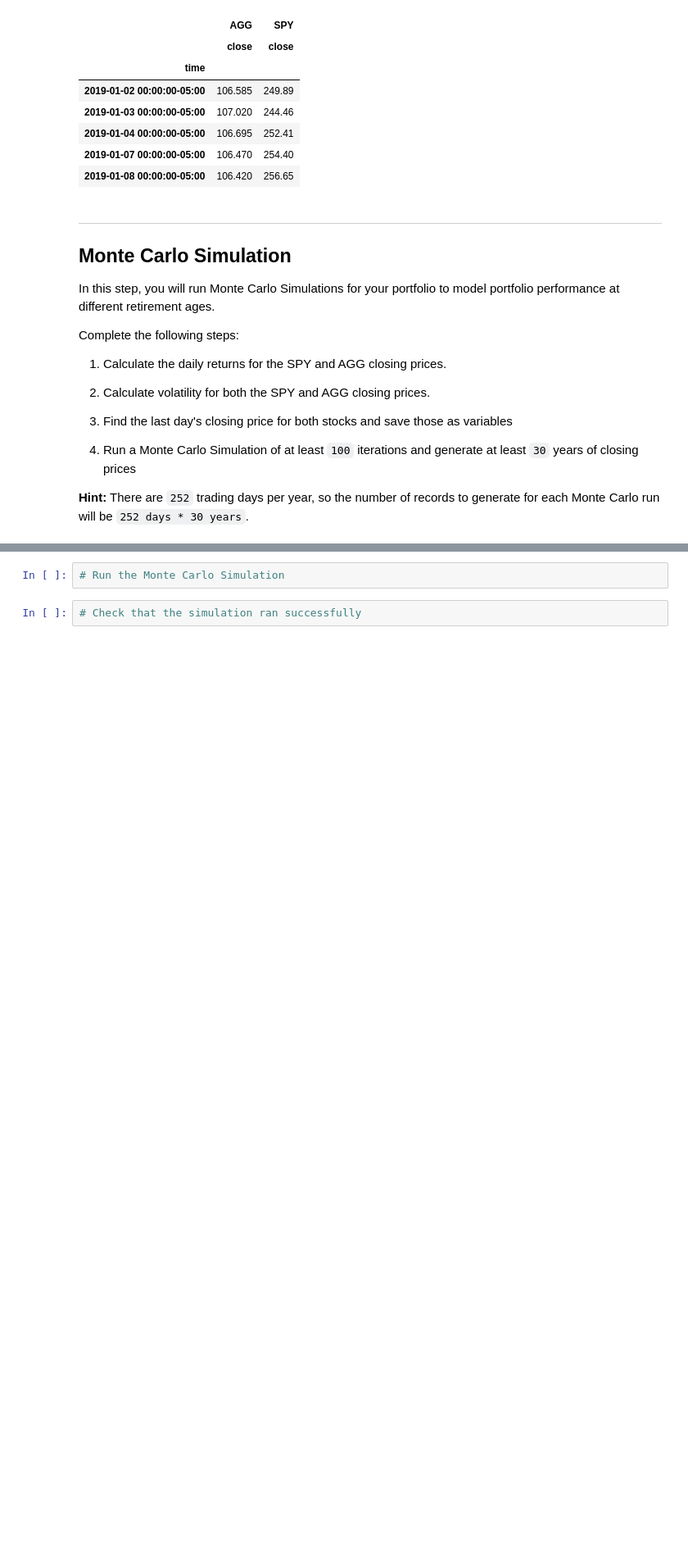
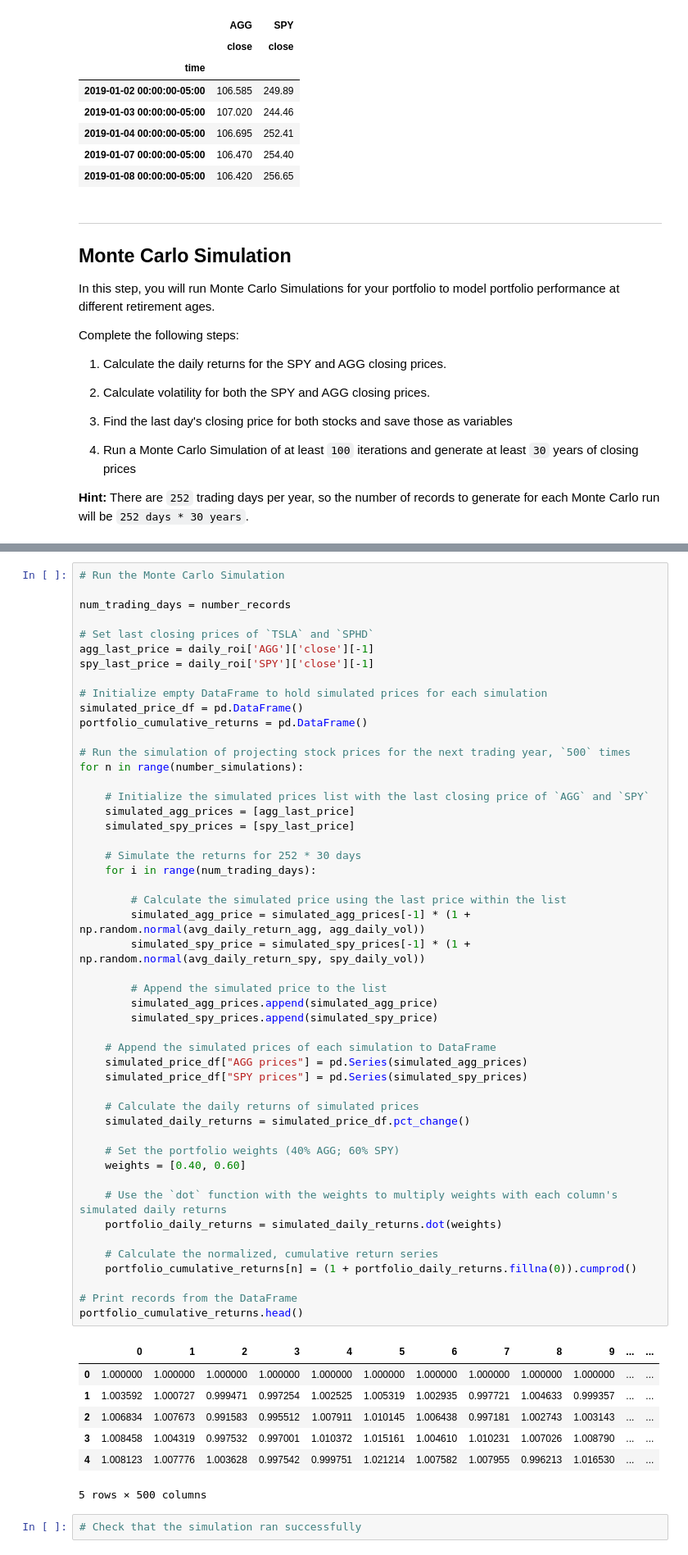
Before and after one commit to andrewjrubi/API-HW-Rubi, a Jupyter notebook: portfolio_planner.ipynb, the cells around one changed output, grey strips where cells are left out. Shown at 82% size. Saved outputs shown, nothing was run; the diff lists cells and outputs as text; blank space fills up the shorter version.

```diff
--- a/portfolio_planner.ipynb
+++ b/portfolio_planner.ipynb
@@ -134,4 +165,59 @@ monte_carlo = pd.DataFrame()
-# %%
-# Run the Monte Carlo Simulation
+# %%
+# Run the Monte Carlo Simulation
+
+num_trading_days = number_records
+
+# Set last closing prices of `TSLA` and `SPHD`
+agg_last_price = daily_roi['AGG']['close'][-1]
+spy_last_price = daily_roi['SPY']['close'][-1]
+
+# Initialize empty DataFrame to hold simulated prices for each simulation
+simulated_price_df = pd.DataFrame()
+portfolio_cumulative_returns = pd.DataFrame()
+
+# Run the simulation of projecting stock prices for the next trading year, `500` times
+for n in range(number_simulations):
+
+    # Initialize the simulated prices list with the last closing price of `AGG` and `SPY`
+    simulated_agg_prices = [agg_last_price]
+    simulated_spy_prices = [spy_last_price]
+
+    # Simulate the returns for 252 * 30 days
+    for i in range(num_trading_days):
+
+        # Calculate the simulated price using the last price within the list
+        simulated_agg_price = simulated_agg_prices[-1] * (1 + np.random.normal(avg_daily_return_agg, agg_daily_vol))
+        simulated_spy_price = simulated_spy_prices[-1] * (1 + np.random.normal(avg_daily_return_spy, spy_daily_vol))
+
+        # Append the simulated price to the list
+        simulated_agg_prices.append(simulated_agg_price)
+        simulated_spy_prices.append(simulated_spy_price)
+
+    # Append the simulated prices of each simulation to DataFrame
+    simulated_price_df["AGG prices"] = pd.Series(simulated_agg_prices)
+    simulated_price_df["SPY prices"] = pd.Series(simulated_spy_prices)
+
+    # Calculate the daily returns of simulated prices
+    simulated_daily_returns = simulated_price_df.pct_change()
+
+    # Set the portfolio weights (40% AGG; 60% SPY)
+    weights = [0.40, 0.60]
+
+    # Use the `dot` function with the weights to multiply weights with each column's simulated daily returns
+    portfolio_daily_returns = simulated_daily_returns.dot(weights)
+
+    # Calculate the normalized, cumulative return series
+    portfolio_cumulative_returns[n] = (1 + portfolio_daily_returns.fillna(0)).cumprod()
+
+# Print records from the DataFrame
+portfolio_cumulative_returns.head()
+# %% [output]
+|  | 0 | 1 | 2 | 3 | 4 | 5 | 6 | 7 | 8 | 9 | ... | ... |
+| 0 | 1.000000 | 1.000000 | 1.000000 | 1.000000 | 1.000000 | 1.000000 | 1.000000 | 1.000000 | 1.000000 | 1.000000 | ... | ... |
+| 1 | 1.003592 | 1.000727 | 0.999471 | 0.997254 | 1.002525 | 1.005319 | 1.002935 | 0.997721 | 1.004633 | 0.999357 | ... | ... |
+| 2 | 1.006834 | 1.007673 | 0.991583 | 0.995512 | 1.007911 | 1.010145 | 1.006438 | 0.997181 | 1.002743 | 1.003143 | ... | ... |
+| 3 | 1.008458 | 1.004319 | 0.997532 | 0.997001 | 1.010372 | 1.015161 | 1.004610 | 1.010231 | 1.007026 | 1.008790 | ... | ... |
+| 4 | 1.008123 | 1.007776 | 1.003628 | 0.997542 | 0.999751 | 1.021214 | 1.007582 | 1.007955 | 0.996213 | 1.016530 | ... | ... |
+5 rows × 500 columns
 # %%
 # Check that the simulation ran successfully
```
Also changed, not shown: parts of 21 cells of this notebook, 1 other file.
